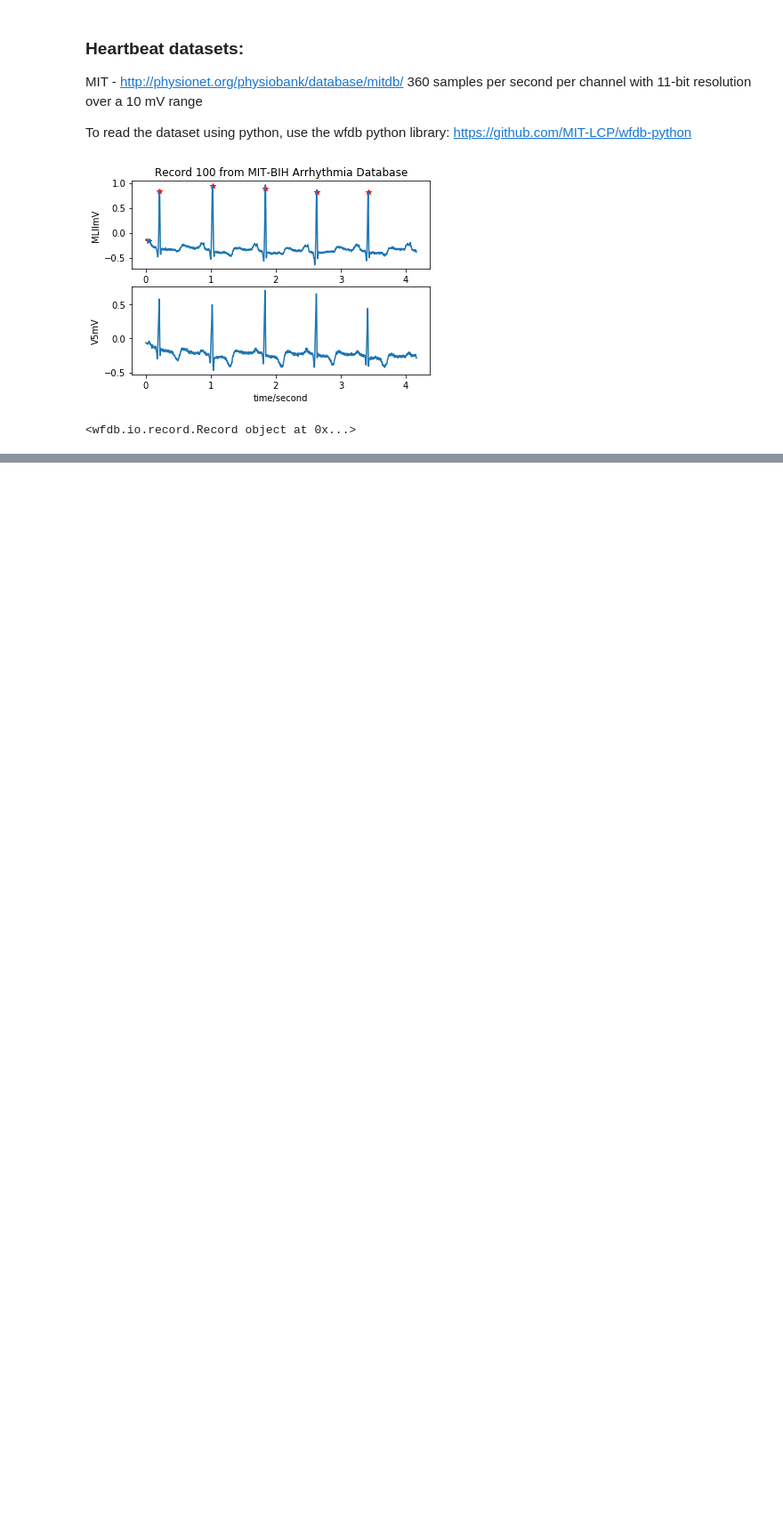
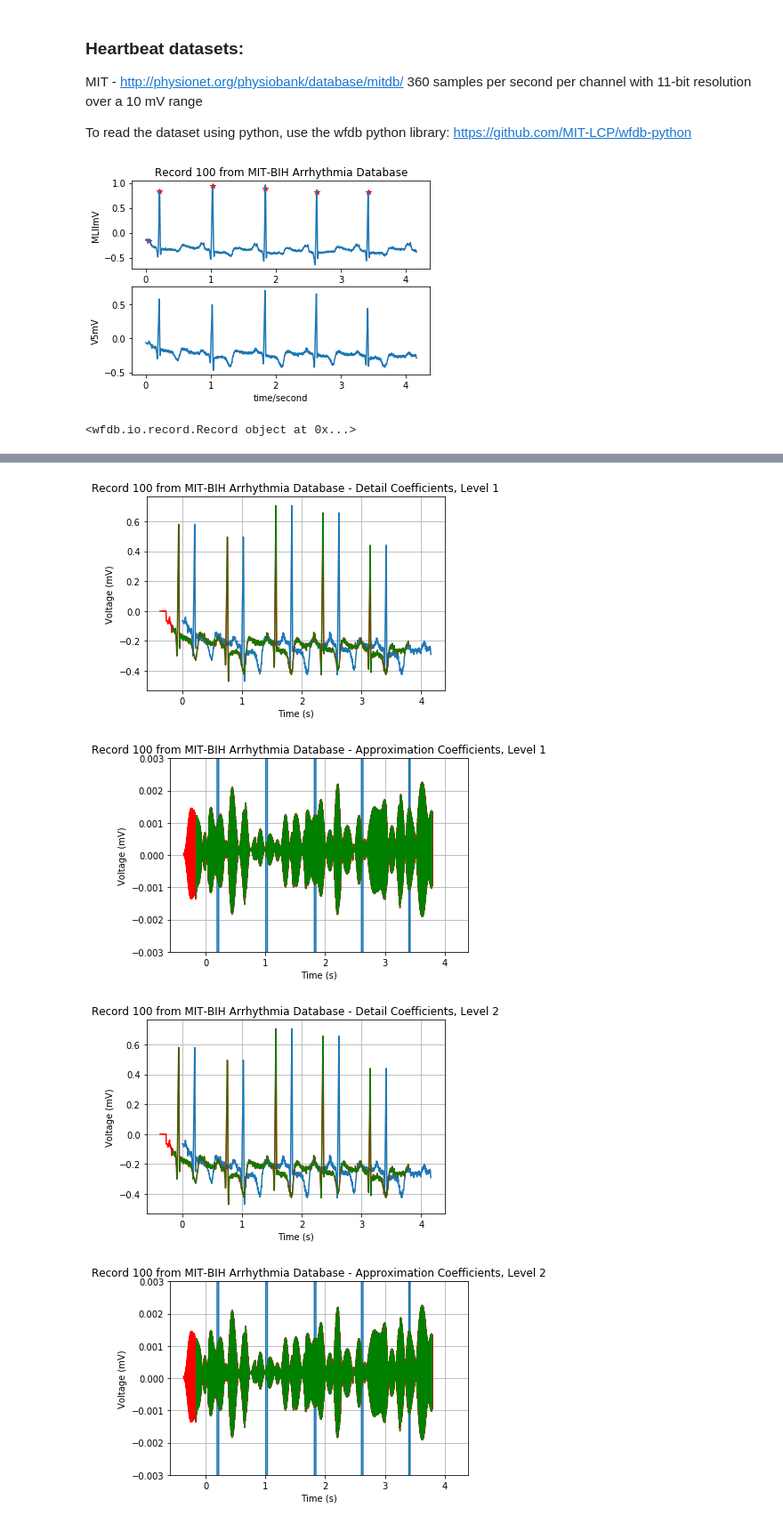
Before and after one commit to ucb-ee290c/fa18-wellness-monitor, a Jupyter notebook: scripts/wavelets/wavelet_transform.ipynb, the cells around one changed output, grey strips where cells are left out. Shown: that part at 89% size. Cells and saved outputs as stored; diff of their text form; code cells hidden in the pictures; blank space fills up the shorter version.

Commit message:
Implementing recursive call for number of levels of DWT to traverse

```diff
--- a/scripts/wavelets/wavelet_transform.ipynb
+++ b/scripts/wavelets/wavelet_transform.ipynb
@@ -447,0 +539,11 @@ print(record)
+# %%
+# Perform DWT on the heartbeat signal
+
+N=75
+num_levels=2
+all_coeffs = multi_level_wavelet_transform(heartbeat_signal, N=75, sample_rate=heartbeat_samplerate, cutoff_hz=50, ripple_db=0, width=0, decimate=False, naive=True, num_levels=num_levels)
+
+my_list = [(1,1), (2,2)]
+my_list2 = [(1,1), (2,2)]
+
+print(all_coeffs[0][0] == all_coeffs[1][0])
@@ -447,0 +556,69 @@ print(record)
+# %%
+# Graph the detail and approximation coefficients, level 1
+
+#------------------------------------------------
+# Plot the original and filtered signals.
+#------------------------------------------------
+
+for level in range(0,num_levels):
+
+    # The phase delay of the filtered signal.
+    delay = 0.5 * (N-1) / sample_rate
+
+    # Lowpass filter
+    figure(1+level)
+    # Plot the original signal.
+    plot(t_heartbeat, heartbeat_signal)
+    # Plot the filtered signal, shifted to compensate for the phase delay.
+    plot(t_heartbeat-delay, all_coeffs[(num_levels-1)-level][0], 'r-')
+    # Plot just the "good" part of the filtered signal.  The first N-1
+    # samples are "corrupted" by the initial conditions.
+    plot(t_heartbeat[N-1:]-delay, all_coeffs[(num_levels-1)-level][0][N-1:], 'g', linewidth=1)
+
+    title('Record 100 from MIT-BIH Arrhythmia Database - Detail Coefficients, Level %i' %(level+1))
+    xlabel('Time (s)')
+    ylabel('Voltage (mV)')
+    grid(True)
+    """
+
+    # The phase delay of the filtered signal.
+    delay = 0.5 * (N-1) / sample_rate
+
+    figure(3)
+    # Plot the original signal.
+    plot(t, input_signal)
+    # Plot the filtered signal, shifted to compensate for the phase delay.
+    plot(t-delay, LP_filtered_input_signal, 'r-')
+    # Plot just the "good" part of the filtered signal.  The first N-1
+    # samples are "corrupted" by the initial conditions.
+    plot(t[N-1:]-delay, LP_filtered_input_signal[N-1:], 'g', linewidth=4)
+
+    xlabel('t')
+    grid(True)
+
+    show()
+
+    """
+    # Highpass filter
+    figure(2+level)
+    # Plot the original signal.
+    plot(t_heartbeat, heartbeat_signal)
+    # Plot the filtered signal, shifted to compensate for the phase delay.
+    plot(t_heartbeat-delay, all_coeffs[(num_levels-1)-level][1], 'r-')
+    # Plot just the "good" part of the filtered signal.  The first N-1
+    # samples are "corrupted" by the initial conditions.
+    plot(t_heartbeat[N-1:]-delay, all_coeffs[(num_levels-1)-level][1][N-1:], 'g', linewidth=1)
+
+    title('Record 100 from MIT-BIH Arrhythmia Database - Approximation Coefficients, Level %i' %(level+1))
+    xlabel('Time (s)')
+    ylabel('Voltage (mV)')
+    ylim(-0.003, 0.003)
+    grid(True)
+
+
+    show()
+# %% [output]
+[figure, added]
+[figure, added]
+[figure, added]
+[figure, added]
```
Also changed, not shown: parts of 14 cells of this notebook.
